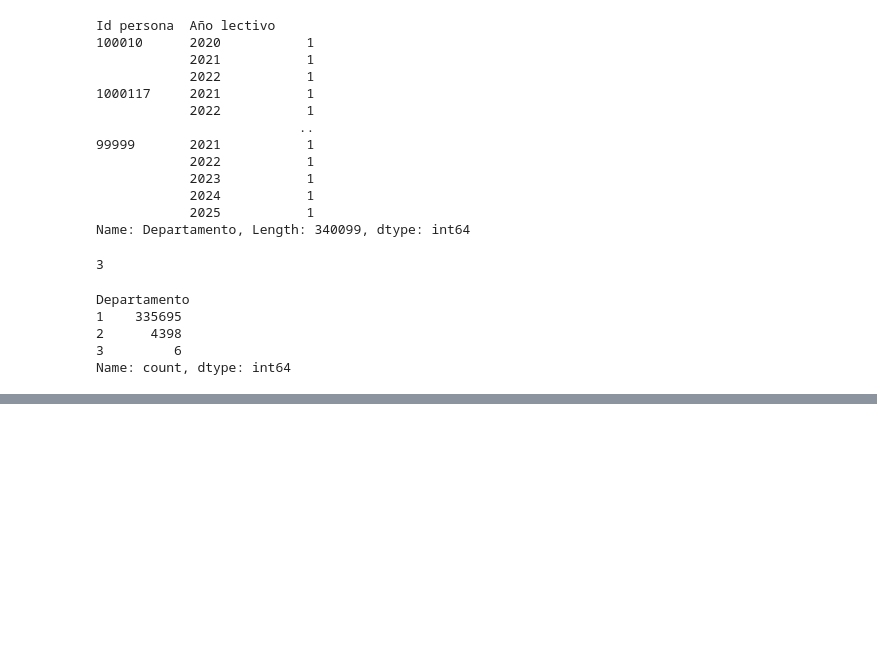
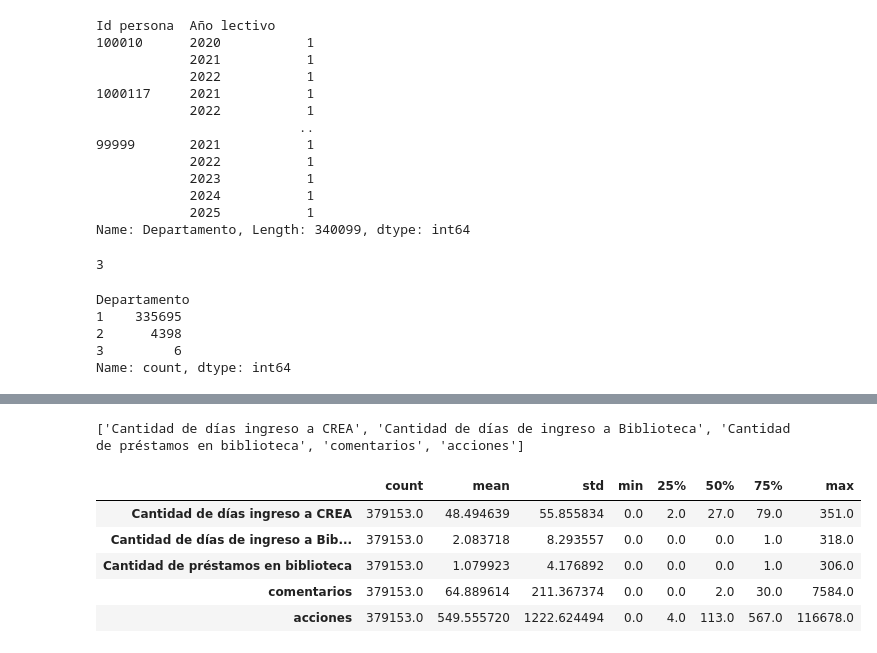
Before and after one commit to Albertmestre1256/Analisis-de-metricas-Ceibal, a Jupyter notebook: Proyecto/Etapa II - Exploración primaria + Limpieza/EDA - Docentes.ipynb, the cells around one changed output, grey strips where cells are left out. Saved outputs shown, nothing was run; the diff lists cells and outputs as text; code cells hidden in the pictures; blank space fills up the shorter version.

```diff
--- a/Proyecto/Etapa II - Exploración primaria + Limpieza/EDA - Docentes.ipynb
+++ b/Proyecto/Etapa II - Exploración primaria + Limpieza/EDA - Docentes.ipynb
@@ -20,11 +64,15 @@ True
 # %%
-df_d["comentarios"] = df_d["Cantidad de Comentarios posteados"].combine_first(
-    df_d["Cantidad de Comentarios posteados en CREA"]
-)
-df_d["acciones"] = df_d["Cantidad de Acciones totales"].combine_first(
-    df_d["Cantidad de Acciones totales en CREA"]
-)
-df_d = df_d.drop(columns=[
-    "Cantidad de Comentarios posteados", "Cantidad de Comentarios posteados en CREA",
-    "Cantidad de Acciones totales", "Cantidad de Acciones totales en CREA",
-])
+# Los dos nombres ocupan años diferentes; comprobarlo antes de combinar.
+compatibilidad = []
+for nombre, anterior in [("comentarios", "Cantidad de Comentarios posteados"),
+                         ("acciones", "Cantidad de Acciones totales")]:
+    reciente = anterior + " en CREA"
+    solapadas = df_d[anterior].notna() & df_d[reciente].notna()
+    compatibilidad.append({"metrica": nombre, "ambas_versiones_con_valor": int(solapadas.sum()),
+                          "ambas_sin_valor": int((df_d[anterior].isna() & df_d[reciente].isna()).sum())})
+    assert not solapadas.any(), "Revisar precedencia: ambas versiones tienen valor"
+    df_d[nombre] = df_d[anterior].combine_first(df_d[reciente])
+    assert df_d[nombre].notna().all()
+    df_d = df_d.drop(columns=[anterior, reciente])
+guardar_tabla(pd.DataFrame(compatibilidad), SALIDAS, "compatibilidad_columnas", index=False)
+display(pd.DataFrame(compatibilidad))
@@ -777,0 +880,16 @@ La cantidad de docentes que trabajaron entre el 2019 y el 2025 en más de un dep
+# %%
+# Año lectivo es temporal, no una métrica de actividad.
+columnas_numericas = df_limpio.select_dtypes(include="number").columns.drop(YEAR)
+print(list(columnas_numericas))
+# %% [output]
+['Cantidad de días ingreso a CREA', 'Cantidad de días de ingreso a Biblioteca', 'Cantidad de préstamos en biblioteca', 'comentarios', 'acciones']
+# %%
+# Ahora verificamos sobre todo los valores máximos en las columnas.
+df_limpio[columnas_numericas].describe().T
+# %% [output]
+|  | count | mean | std | min | 25% | 50% | 75% | max |
+| Cantidad de días ingreso a CREA | 379153.0 | 48.494639 | 55.855834 | 0.0 | 2.0 | 27.0 | 79.0 | 351.0 |
+| Cantidad de días de ingreso a Bib... | 379153.0 | 2.083718 | 8.293557 | 0.0 | 0.0 | 0.0 | 1.0 | 318.0 |
+| Cantidad de préstamos en biblioteca | 379153.0 | 1.079923 | 4.176892 | 0.0 | 0.0 | 0.0 | 1.0 | 306.0 |
+| comentarios | 379153.0 | 64.889614 | 211.367374 | 0.0 | 0.0 | 2.0 | 30.0 | 7584.0 |
+| acciones | 379153.0 | 549.555720 | 1222.624494 | 0.0 | 4.0 | 113.0 | 567.0 | 116678.0 |
```
Also changed, not shown: parts of 35 cells of this notebook, 40 other files.
